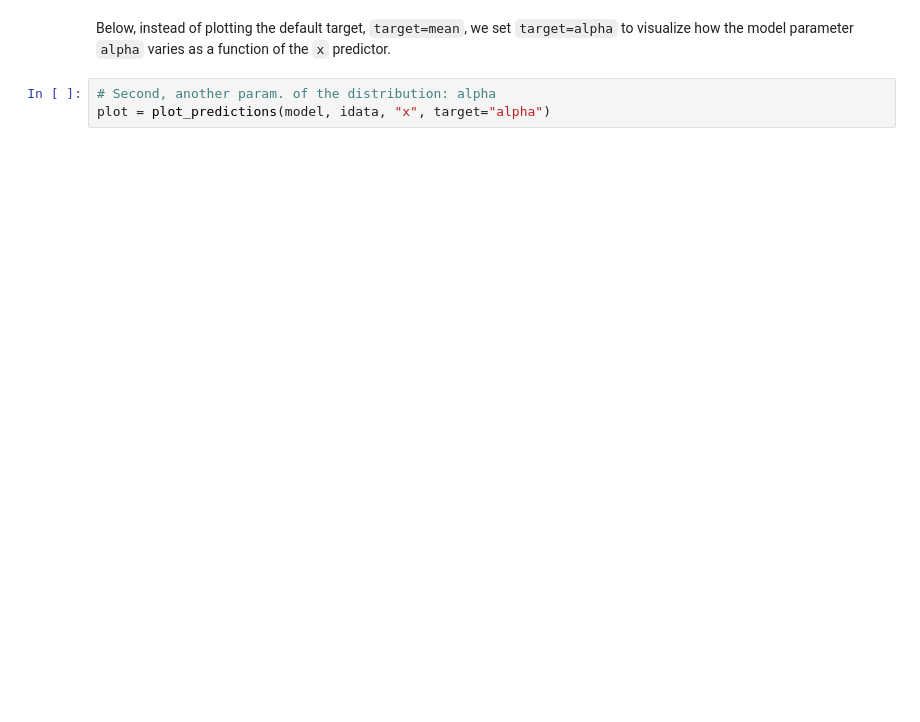
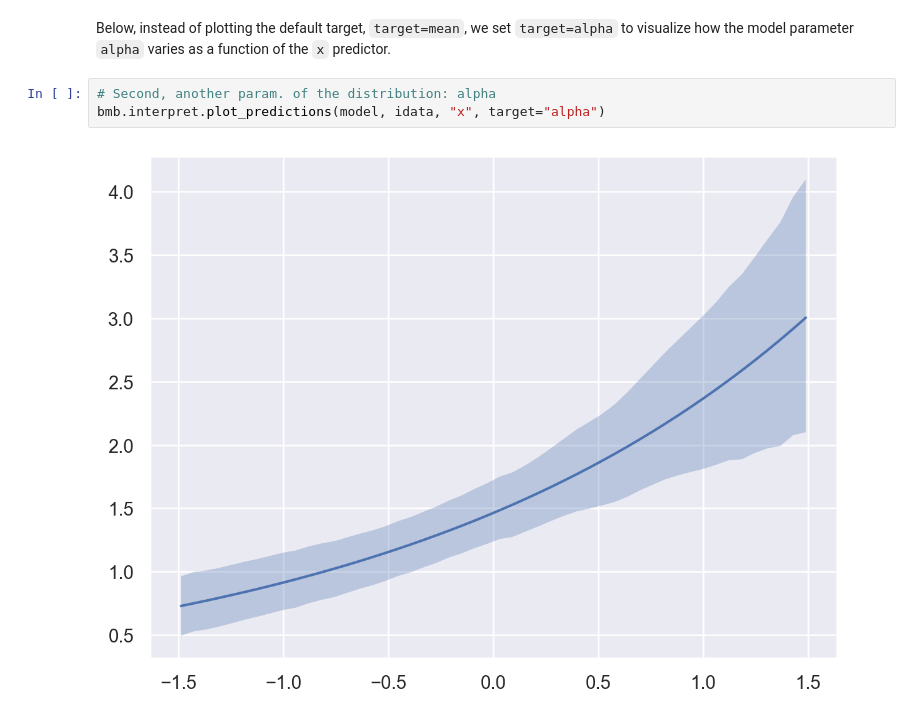
Before and after one commit to bambinos/bambi, a Jupyter notebook: docs/notebooks/plot_predictions.ipynb, the cells around one changed output. Saved outputs shown, nothing was run; the diff lists cells and outputs as text; blank space fills up the shorter version.

```diff
--- a/docs/notebooks/plot_predictions.ipynb
+++ b/docs/notebooks/plot_predictions.ipynb
@@ -451,7 +457,9 @@ plot = plot_predictions(model, idata, "x")
 Below, instead of plotting the default target, `target=mean`, we set `target=alpha` to visualize how the model parameter `alpha` varies as a function of the `x` predictor.
 # %%
 # Second, another param. of the distribution: alpha
-plot = plot_predictions(model, idata, "x", target="alpha")
+bmb.interpret.plot_predictions(model, idata, "x", target="alpha")
+# %% [output]
+[figure, added]
 # %%
 %load_ext watermark
 %watermark -n -u -v -iv -w
```
Also changed, not shown: parts of 6 cells of this notebook, 2 other files.
